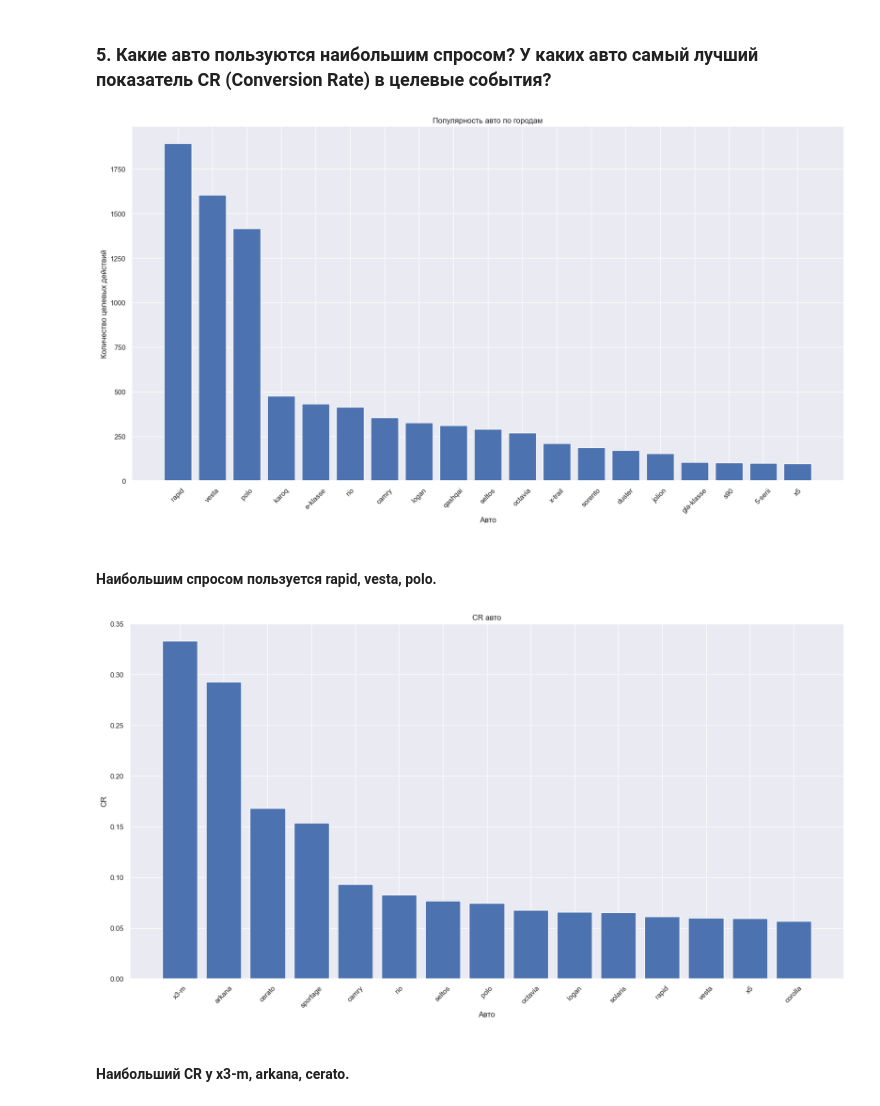
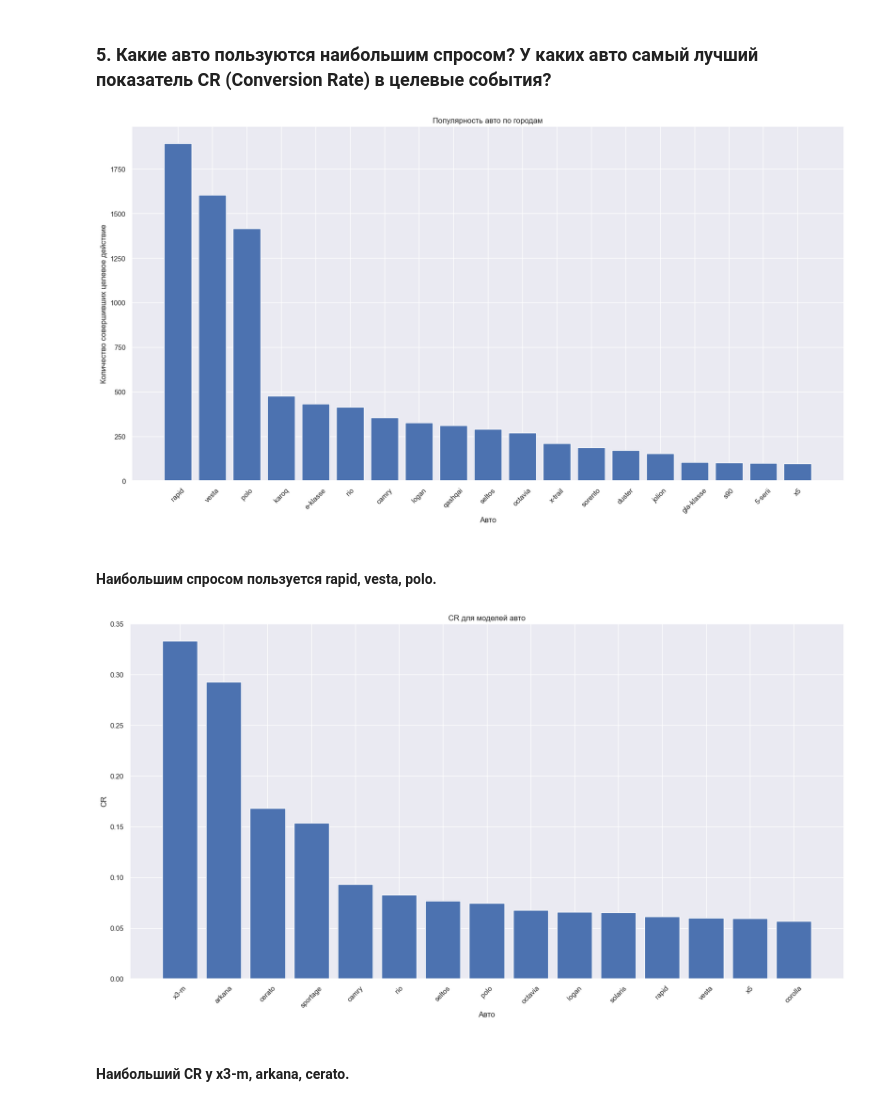
Before and after one commit to proger-n/SberAutopodpiska_analysis, a Jupyter notebook: JupyterNotebooks/final_project_1.ipynb, the cells around one changed output. Drawn from its saved outputs; the diff is of its cells as text; code cells hidden in the pictures.

```diff
--- a/JupyterNotebooks/final_project_1.ipynb
+++ b/JupyterNotebooks/final_project_1.ipynb
@@ -750,13 +748,13 @@ df_cars_success.drop(index=df_cars_success.index [0], axis= 0, inplace= True)
 # %%
 plt.figure(figsize=(20, 10))
 plt.bar(df_cars_success.car_model, df_cars_success.success_amount)
 
 plt.xticks(rotation=45)
 plt.xlabel('Авто')
-plt.ylabel('Количество целевых действий')
+plt.ylabel('Количество совершивших целевое действие')
 plt.title('Популярность авто по городам');
 # %% [output]
-[figure, old version]
+[figure, new version]
 # %% [markdown]
 #### Наибольшим спросом пользуется rapid, vesta, polo.
 # %%
@@ -771,9 +769,9 @@ plt.bar(df_cars_cr.car_model, df_cars_cr.CR)
 plt.xticks(rotation=45)
 plt.xlabel('Авто')
 plt.ylabel('CR')
-plt.title('CR авто');
+plt.title('CR для моделей авто');
 # %% [output]
-[figure, old version]
+[figure, new version]
 # %% [markdown]
 #### Наибольший CR у x3-m, arkana, cerato.
 # %% [markdown]
```
Also changed, not shown: parts of 2 cells of this notebook.
